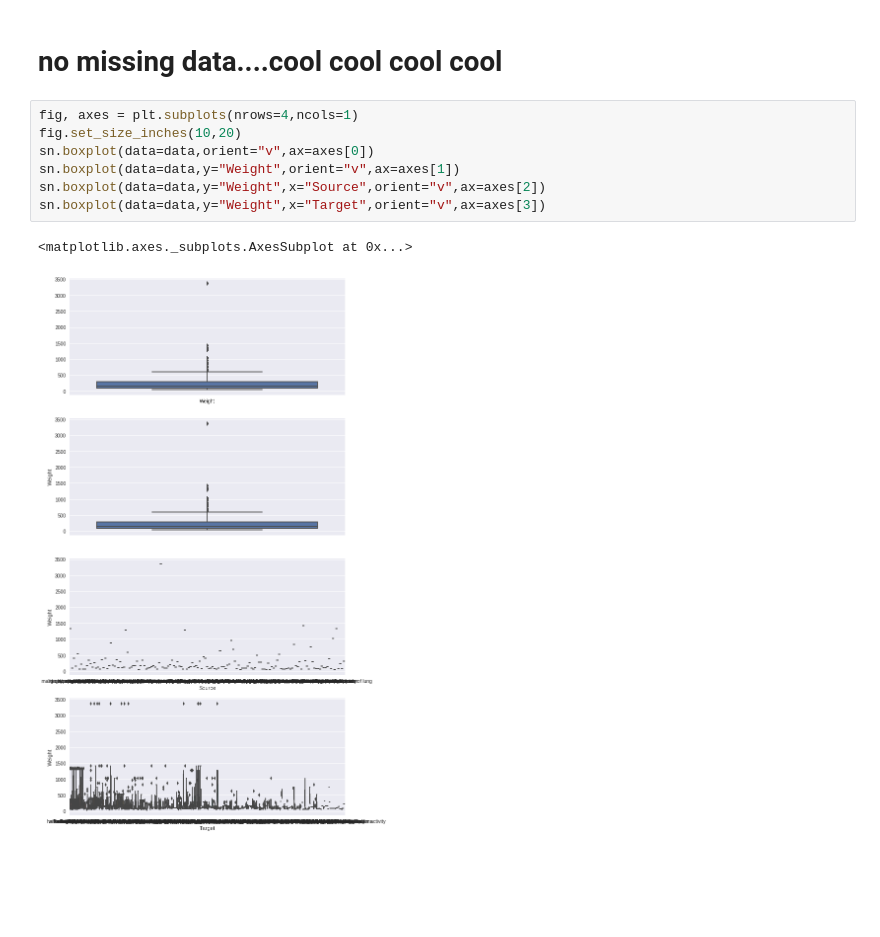
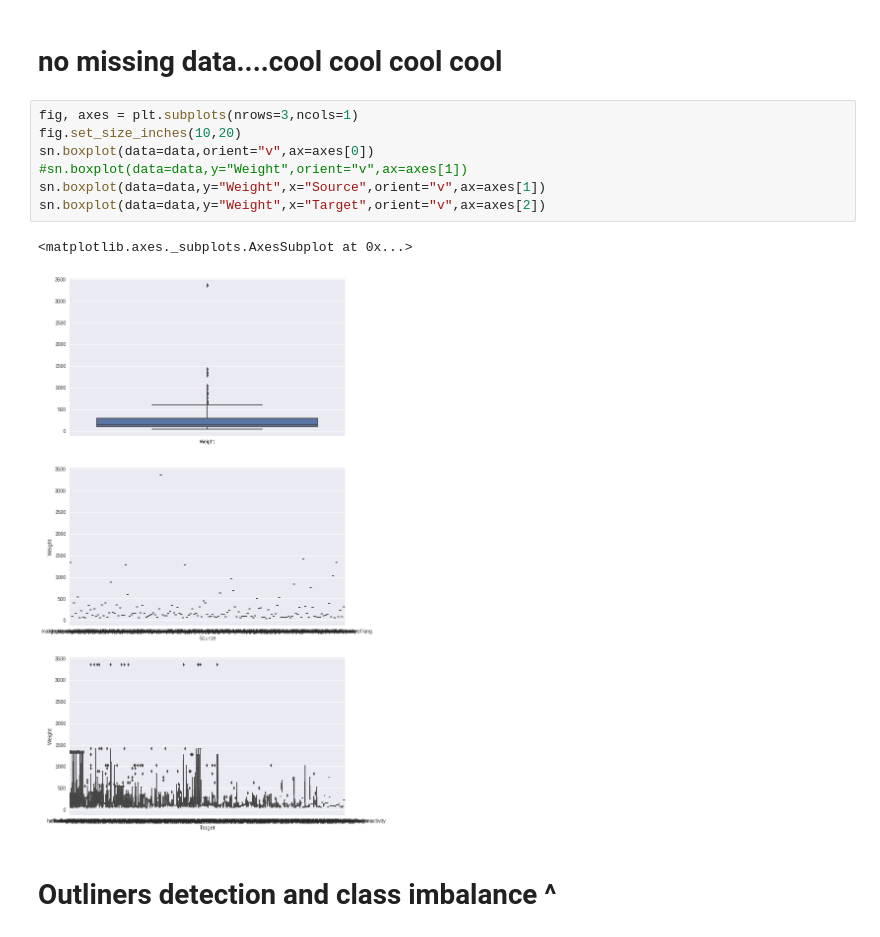
Before and after one commit to pravallika1999/heart_disease, a Jupyter notebook: disease_prediction.ipynb, the cells around one changed output. Cells and saved outputs as stored; diff of their text form; blank space fills up the shorter version.

Commit message:
outliners

```diff
--- a/disease_prediction.ipynb
+++ b/disease_prediction.ipynb
@@ -24,12 +24,14 @@ msno.matrix(data,figsize=(10,3))
 # %% [markdown]
 # no missing data....cool cool cool cool
 # %%
-fig, axes = plt.subplots(nrows=4,ncols=1)
+fig, axes = plt.subplots(nrows=3,ncols=1)
 fig.set_size_inches(10,20)
 sn.boxplot(data=data,orient="v",ax=axes[0])
-sn.boxplot(data=data,y="Weight",orient="v",ax=axes[1])
-sn.boxplot(data=data,y="Weight",x="Source",orient="v",ax=axes[2])
-sn.boxplot(data=data,y="Weight",x="Target",orient="v",ax=axes[3])
+#sn.boxplot(data=data,y="Weight",orient="v",ax=axes[1])
+sn.boxplot(data=data,y="Weight",x="Source",orient="v",ax=axes[1])
+sn.boxplot(data=data,y="Weight",x="Target",orient="v",ax=axes[2])
 # %% [output]
 <matplotlib.axes._subplots.AxesSubplot at 0x...>
-[figure, old version]
+[figure, new version]
+# %% [markdown]
+# Outliners detection and class imbalance ^
```
